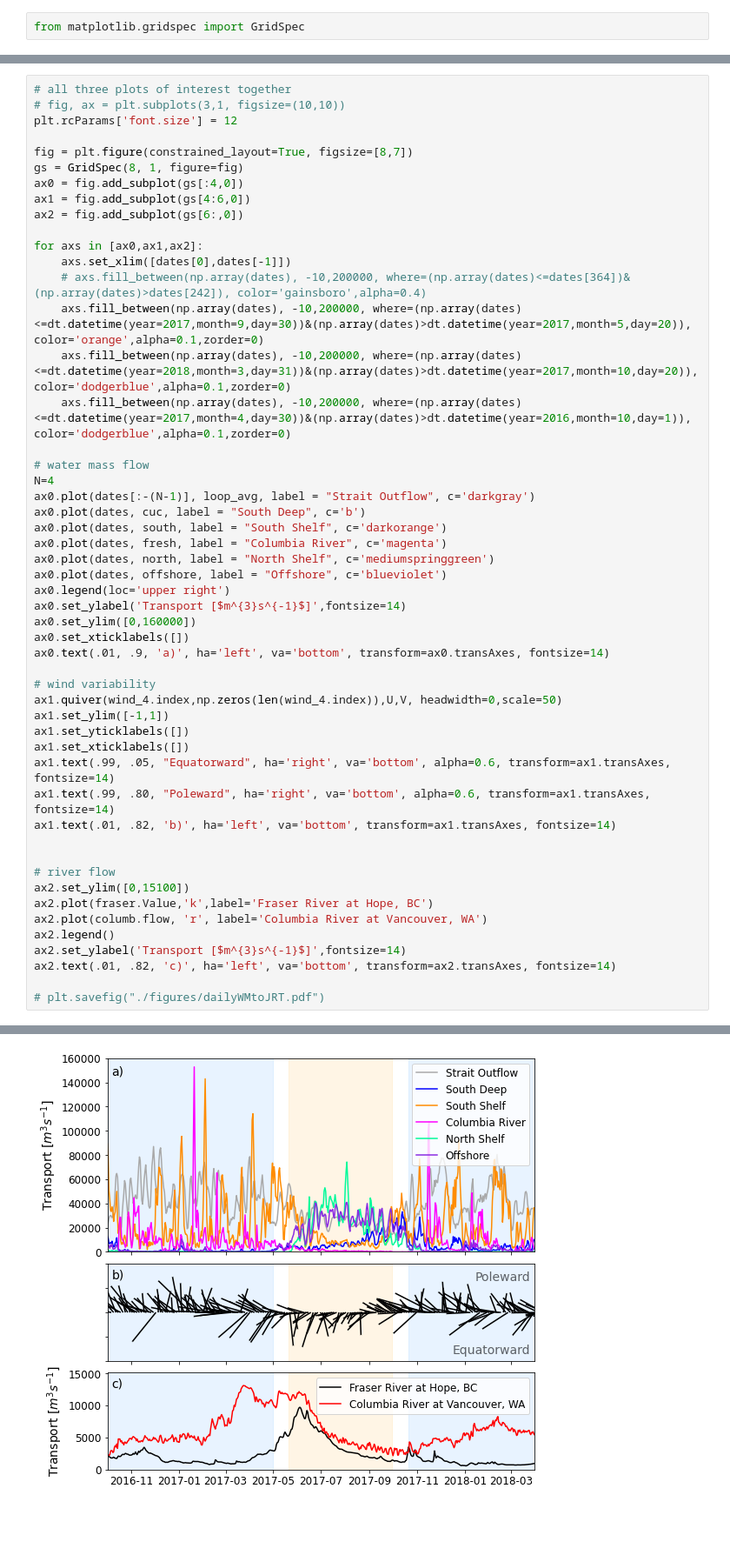
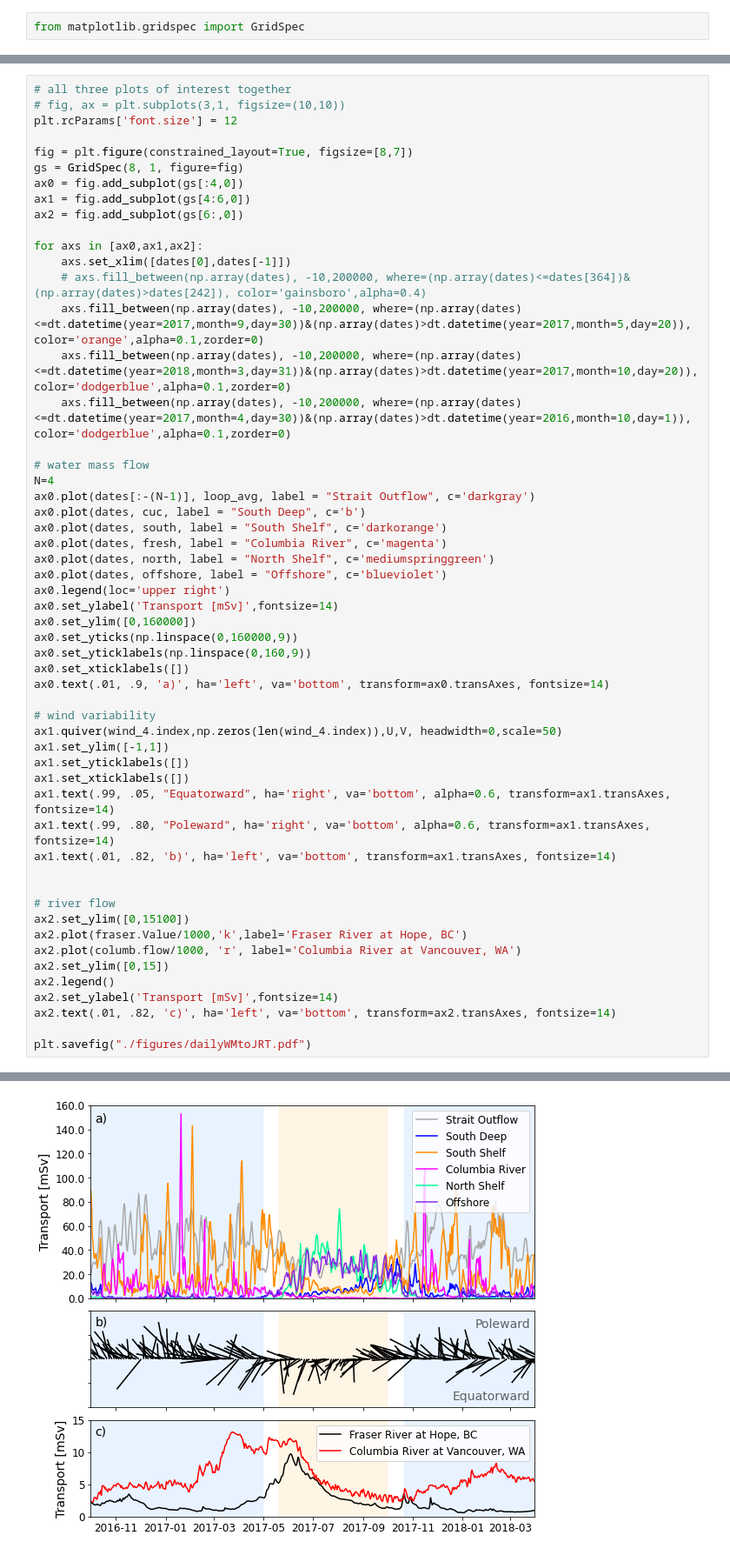
Before and after one commit to UBC-MOAD/analysis-becca, a Jupyter notebook: Ariane/offshoreCalcs_Huyer.ipynb, the cells around one changed output, grey strips where cells are left out. Shown at 87% size. Saved outputs shown, nothing was run; the diff lists cells and outputs as text; blank space fills up the shorter version.

```diff
--- a/Ariane/offshoreCalcs_Huyer.ipynb
+++ b/Ariane/offshoreCalcs_Huyer.ipynb
@@ -751,8 +770,10 @@ ax0.plot(dates, fresh, label = "Columbia River", c='magenta')
 ax0.plot(dates, north, label = "North Shelf", c='mediumspringgreen')
 ax0.plot(dates, offshore, label = "Offshore", c='blueviolet')
 ax0.legend(loc='upper right')
-ax0.set_ylabel('Transport [$m^{3}s^{-1}$]',fontsize=14)
+ax0.set_ylabel('Transport [mSv]',fontsize=14)
 ax0.set_ylim([0,160000])
+ax0.set_yticks(np.linspace(0,160000,9))
+ax0.set_yticklabels(np.linspace(0,160,9))
 ax0.set_xticklabels([])
 ax0.text(.01, .9, 'a)', ha='left', va='bottom', transform=ax0.transAxes, fontsize=14)
 
@@ -768,11 +789,12 @@ ax1.text(.01, .82, 'b)', ha='left', va='bottom', transform=ax1.transAxes, fontsi
 
 # river flow
 ax2.set_ylim([0,15100])
-ax2.plot(fraser.Value,'k',label='Fraser River at Hope, BC')
-ax2.plot(columb.flow, 'r', label='Columbia River at Vancouver, WA')
+ax2.plot(fraser.Value/1000,'k',label='Fraser River at Hope, BC')
+ax2.plot(columb.flow/1000, 'r', label='Columbia River at Vancouver, WA')
+ax2.set_ylim([0,15])
 ax2.legend()
-ax2.set_ylabel('Transport [$m^{3}s^{-1}$]',fontsize=14)
+ax2.set_ylabel('Transport [mSv]',fontsize=14)
 ax2.text(.01, .82, 'c)', ha='left', va='bottom', transform=ax2.transAxes, fontsize=14)
 
-# plt.savefig("./figures/dailyWMtoJRT.pdf")
+plt.savefig("./figures/dailyWMtoJRT.pdf")
 # %% [output]
@@ -780,4 +801,4 @@ Text(0.01, 0.82, 'c)')
-[figure, old version]
+[figure, new version]
 # %%
 fig, ax = plt.subplots(1,1, figsize=(16,6))
 plt.rcParams['font.size'] = 12
```
Also changed, not shown: parts of 9 cells of this notebook, 9 other files.
